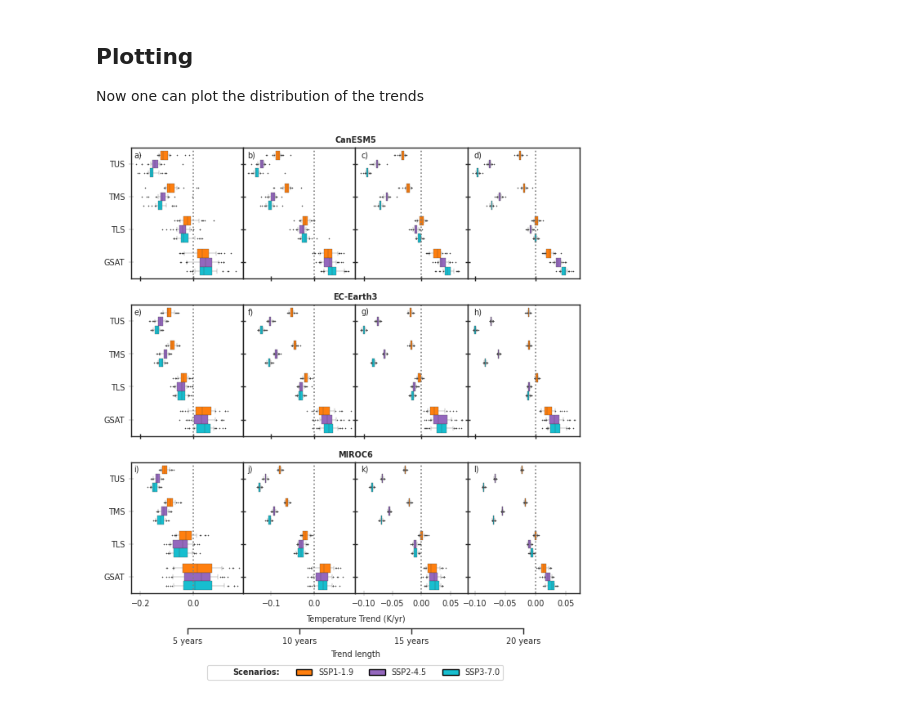
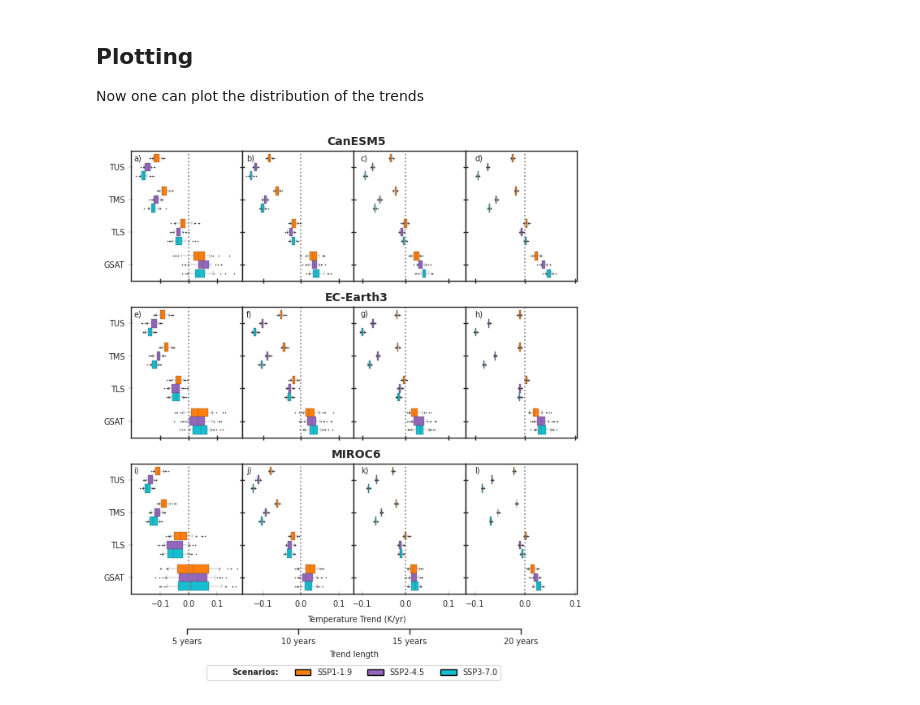
Before and after one commit to Bezerragrasi/Projected-temperature-trends, a Jupyter notebook: Notebooks/Temperature_trends.ipynb, the cells around one changed output. Saved outputs shown, nothing was run; the diff lists cells and outputs as text; code cells hidden in the pictures.

```diff
--- a/Notebooks/Temperature_trends.ipynb
+++ b/Notebooks/Temperature_trends.ipynb
@@ -185,7 +185,11 @@ for i in range(h_plot):
             if (x_max < x_lim[1]): x_max = x_lim[1]
     x_max_h.append(x_max)
     x_min_h.append(x_min)
+
     for j in range(v_plot):
+        if x_max < 0.1:
+            x_max = 0.14
+
         ax[j,i].set_xlim(x_min, x_max)
         y_lim = ax[j,i].get_ylim()
         ax[j,i].text(x_min +0.01, y_lim[1] + 0.1, letter_order[j][i],
@@ -193,40 +197,44 @@ for i in range(h_plot):
 
         if i == h_plot // 2:  # Centralize the model name above the row models_label_list[j]
             ax[j,i].text(x_min, y_lim[1] - 0.1, model_list[j], ha='center', va='bottom',
-                         fontsize=text_size, fontfamily='sans-serif', fontweight='bold')
+                         fontsize=10, fontfamily='sans-serif', fontweight='bold')
             if j == 2:
                 ax[j,i].text(x_min,y_lim[0] + 0.8, 'Temperature Trend (K/yr)', ha='center', va='center', fontsize=text_size, fontfamily='sans-serif')
 
 
+for j in range(v_plot):
+     ax[j,2].set_xlim(-0.12, 0.14)
+     ax[j,3].set_xlim(-0.12, 0.103)
+     ax[j,0].set_xticks([-0.1,0,0.1])
 legend_patches = []
 line = Line2D([0], [0], linestyle='None', color='white', label = 'Scenarios:')
 legend_patches.append(line)
 
 for color, label in zip(colors_countorn,rg_results.sort_values(['Scenarios'])['Scenarios'].unique()): #"ssp119","ssp245", "ssp370", "ssp585"
     bbox = FancyBboxPatch((0, 0), 1, 1, boxstyle="square,pad=0.1", edgecolor='black', facecolor=color, linewidth=1, label =  label)
     legend_patches.append(bbox)
 
 legend = plt.legend(handles=legend_patches, loc='upper center',
            bbox_to_anchor=(-1, -0.55),
            borderaxespad=0, ncol=4,
             fontsize=text_size,
            title_fontsize = text_size,
            )
 legend.get_texts()[0].set_fontweight('bold')
 plt.subplots_adjust( wspace = 0.0 ) #hspace=0, top = 0.94
 
 
 axes3 = fig.add_axes([0.222, 0.05, 0.581, 0.001])
 axes3.spines['right'].set_color('none')
 axes3.spines['left'].set_color('none')
 axes3.spines['top'].set_color('none')
 axes3.tick_params(axis='y', which='both', left=False, right=False, labelleft=False)
 widht = (axes3.get_ylim()[1] - axes3.get_ylim()[0])/3.0
 
 axes3.set_xticks([axes3.get_ylim()[0], widht, widht*2,  axes3.get_ylim()[1]])
 axes3.set_xticklabels(rg_results.sort_values(['Final year'])['Time Span'].unique(), fontsize=text_size)
 axes3.set_xlabel('Trend length', fontsize=text_size, fontfamily='sans-serif')
 
 plt.savefig('../Plots/Temperature_trent_axis_ch_renamed.png', dpi = 500, bbox_inches = 'tight') #facecolor='white'
 # %% [output]
-[figure, old version]
+[figure, new version]
```
Also changed, not shown: parts of 3 cells of this notebook, 7 other files.
